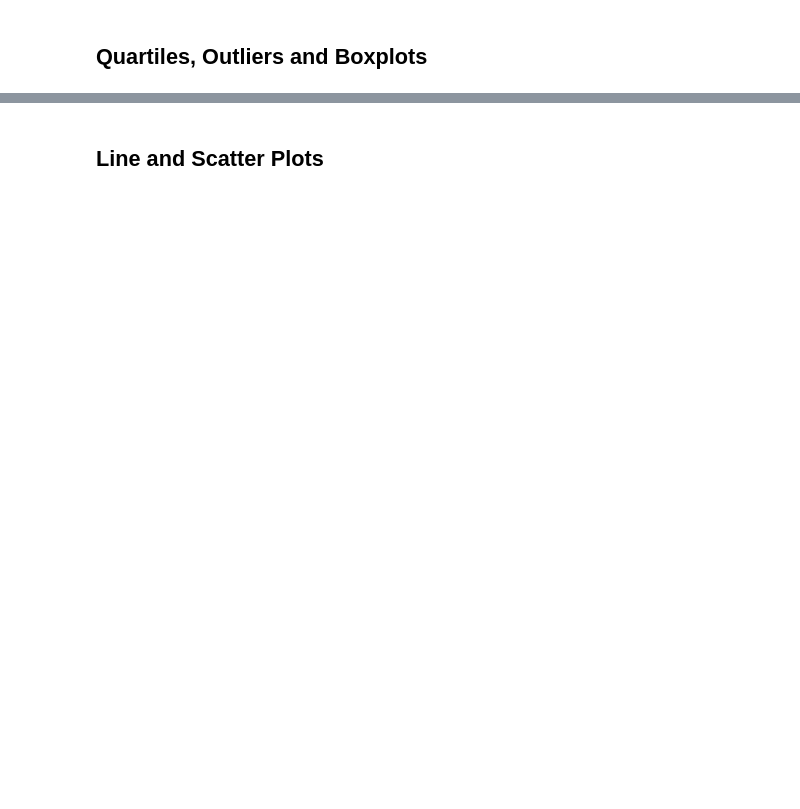
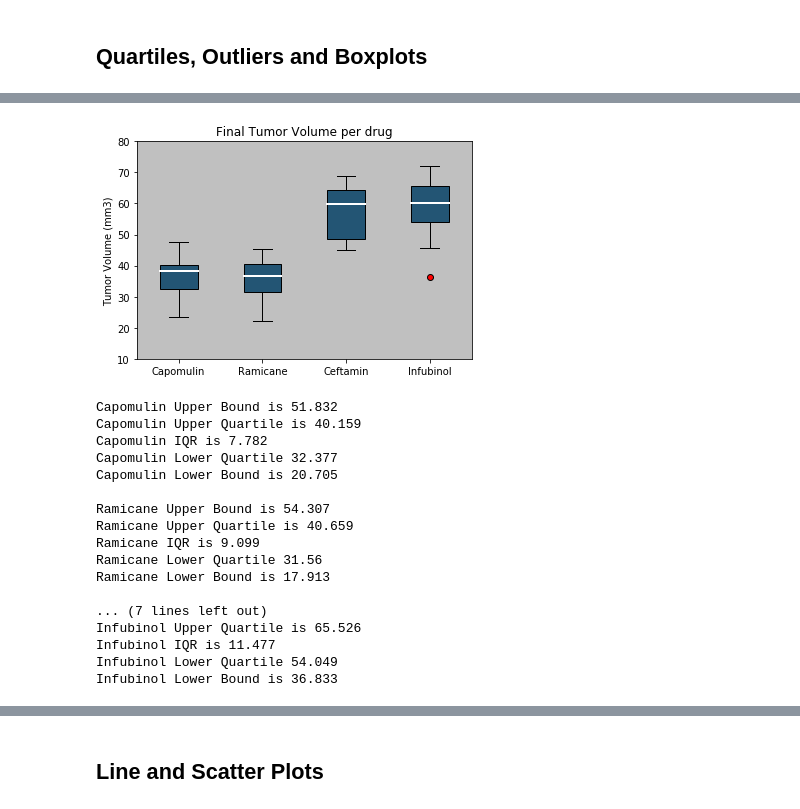
Before and after one commit to JasonAlfred/matplotlib-challenge, a Jupyter notebook: Pymaceuticals/pymaceuticals.ipynb, the cells around one changed output, grey strips where cells are left out. Cells and saved outputs as stored; diff of their text form; code cells hidden in the pictures; blank space fills up the shorter version.

```diff
--- a/Pymaceuticals/pymaceuticals.ipynb
+++ b/Pymaceuticals/pymaceuticals.ipynb
@@ -242,10 +251,12 @@ finalTumorVolume_df
     # add subset
     # Determine outliers using upper and lower bounds
     # Create empty list to fill with tumor vol data (for plotting)
+#__________________________________________________
 
 
-#creating a dictionary of dataframes with stats in the dictionary for each drug.
+#creating a dictionary of dataframes and stats for each drug.
 drug_dict = {}
+outlier_df = pd.DataFrame({})
 
 #for loop creates dataframe and dictionary keys based on drug name.
 
@@ -267,10 +278,14 @@ for drug in drugList:
     outlier = drug_dict[drug].loc [(drug_dict[drug]['Outlier Lower Bound'] == True) |
                                     (drug_dict[drug]['Outlier Upper Bound'] == True)]
 
-#print outlier results
-if outlier.empty:
+#append in case there are outliers on more than one type of drug
+    outlier_df = outlier_df.append(outlier)
+
+    #print outlier results
+if outlier_df.empty:
     print(f'There are no outliers in the data samples.')
 else:
-    print(f'{len(outlier)} outlier(s) found in the data.\n\n{outlier}')
+    print(f'{len(outlier_df)} outlier(s) found in the data.')
+    display(outlier_df)
 # %% [output]
 1 outlier(s) found in the data.
@@ -326,0 +294,55 @@ for drug in drugList:
+# %%
+#find both max and min values for plot to capture potential outliers
+#plots will flexibly display if any outliers found
+
+maxPlotValue = max(outlier_df['Tumor Volume (mm3)'].max() + 10, 80)
+minPlotValue = min(outlier_df['Tumor Volume (mm3)'].min() - 10, 10)
+# %%
+# Generate a box plot of the final tumor volume of each mouse across four regimens of interest
+collection = []
+xlabels = []
+resultsstring = ''
+
+for drug in drugList:
+    collection.append(drug_dict[drug]['Tumor Volume (mm3)'].tolist())
+    xlabels.append(drug)
+    resultsstring += (drug) + ' Upper Bound is ' + str(round(drug_dict[drug + " upper bound"],3)) + '\n'
+    resultsstring += (drug) + ' Upper Quartile is ' + str(round(drug_dict[drug + " upper quartile"],3)) + '\n'
+    resultsstring += (drug) + ' IQR is ' + str(round(drug_dict[drug + " iqr"],3)) + '\n'
+    resultsstring += (drug) + ' Lower Quartile ' + str(round(drug_dict[drug + " lower quartile"],3)) + '\n'
+    resultsstring += (drug) + ' Lower Bound is ' + str(round(drug_dict[drug + " lower bound"],3)) + '\n\n'
+
+
+fig1, ax1 = plt.subplots()
+ax1.boxplot(collection, patch_artist=True, flierprops=dict(marker='o', markerfacecolor='r')
+                 , medianprops= dict(color='white', linewidth=2)
+                 , boxprops = dict(facecolor = '#235574'))
+ax1.set_xticklabels(xlabels)
+ax1.set(facecolor = '#c0c0c0' )
+
+ax1.set_title('Final Tumor Volume per drug')
+ax1.set_ylabel('Tumor Volume (mm3)')
+plt.ylim(minPlotValue, maxPlotValue)
+
+plt.show()
+
+print(f'{resultsstring}')
+# %% [output]
+[figure, added]
+Capomulin Upper Bound is 51.832
+Capomulin Upper Quartile is 40.159
+Capomulin IQR is 7.782
+Capomulin Lower Quartile 32.377
+Capomulin Lower Bound is 20.705
+
+Ramicane Upper Bound is 54.307
+Ramicane Upper Quartile is 40.659
+Ramicane IQR is 9.099
+Ramicane Lower Quartile 31.56
+Ramicane Lower Bound is 17.913
+
+... (7 lines left out)
+Infubinol Upper Quartile is 65.526
+Infubinol IQR is 11.477
+Infubinol Lower Quartile 54.049
+Infubinol Lower Bound is 36.833
```
Also changed, not shown: parts of 21 cells of this notebook, 1 other file.
